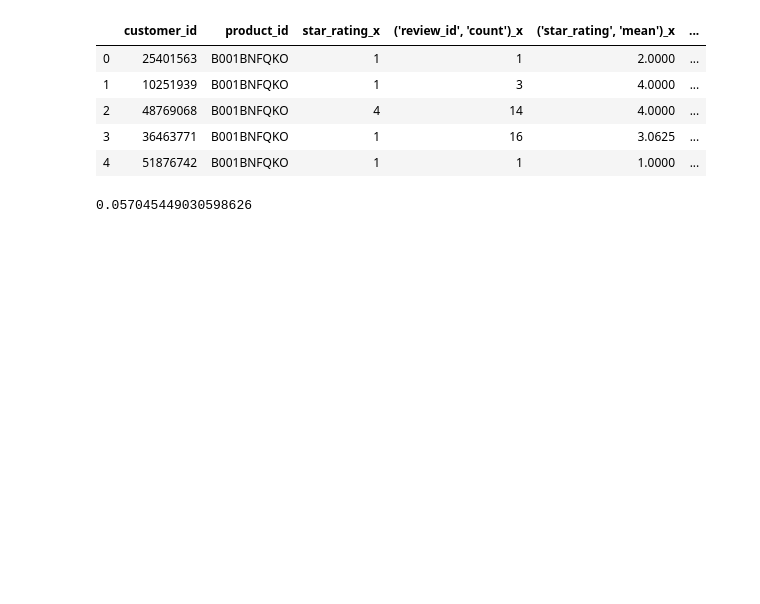
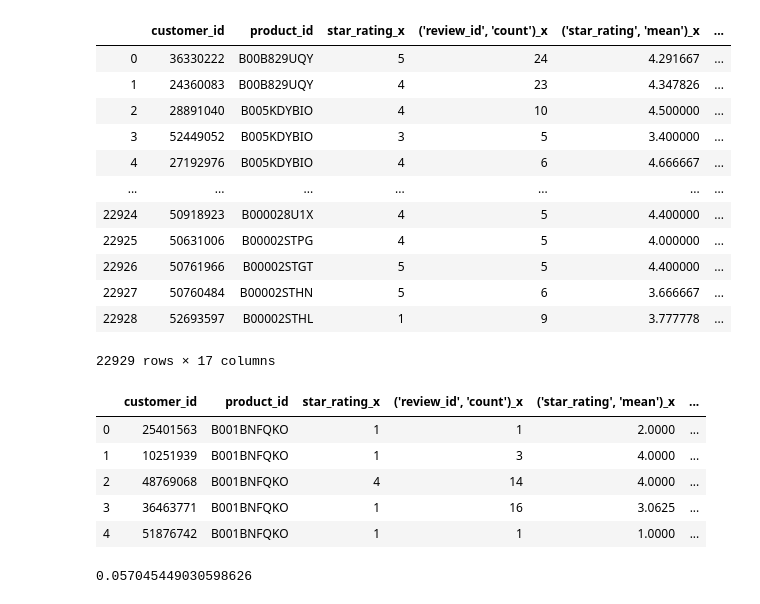
Before and after one commit to atschida/review-prediction, a Jupyter notebook: Data Manipulation.ipynb, the cells around one changed output. Drawn from its saved outputs; the diff is of its cells as text; code cells hidden in the pictures; blank space fills up the shorter version.

```diff
--- a/Data Manipulation.ipynb
+++ b/Data Manipulation.ipynb
@@ -50,0 +168,18 @@ train_join_df.head()
+# %%
+test_df = pd.merge(test_lookup, test_cust_df, how='inner', on='customer_id')
+test_df = pd.merge(test_df, product_df, how='inner', on='product_id')
+test_df
+# %% [output]
+|  | customer_id | product_id | star_rating_x | ('review_id', 'count')_x | ('star_rating', 'mean')_x | ... |
+| 0 | 36330222 | B00B829UQY | 5 | 24 | 4.291667 | ... |
+| 1 | 24360083 | B00B829UQY | 4 | 23 | 4.347826 | ... |
+| 2 | 28891040 | B005KDYBIO | 4 | 10 | 4.500000 | ... |
+| 3 | 52449052 | B005KDYBIO | 3 | 5 | 3.400000 | ... |
+| 4 | 27192976 | B005KDYBIO | 4 | 6 | 4.666667 | ... |
+| ... | ... | ... | ... | ... | ... | ... |
+| 22924 | 50918923 | B000028U1X | 4 | 5 | 4.400000 | ... |
+| 22925 | 50631006 | B00002STPG | 4 | 5 | 4.000000 | ... |
+| 22926 | 50761966 | B00002STGT | 5 | 5 | 4.400000 | ... |
+| 22927 | 50760484 | B00002STHN | 5 | 6 | 3.666667 | ... |
+| 22928 | 52693597 | B00002STHL | 1 | 9 | 3.777778 | ... |
+22929 rows × 17 columns
```
Also changed, not shown: parts of 20 cells of this notebook.
